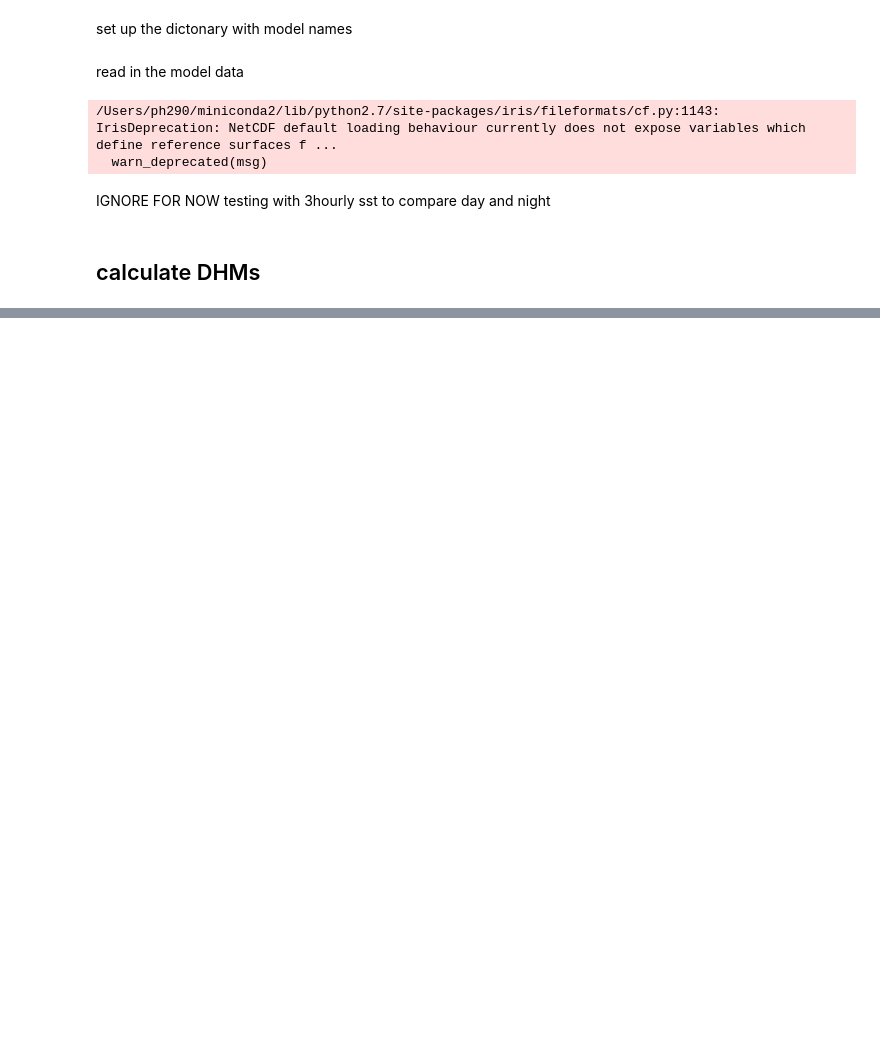
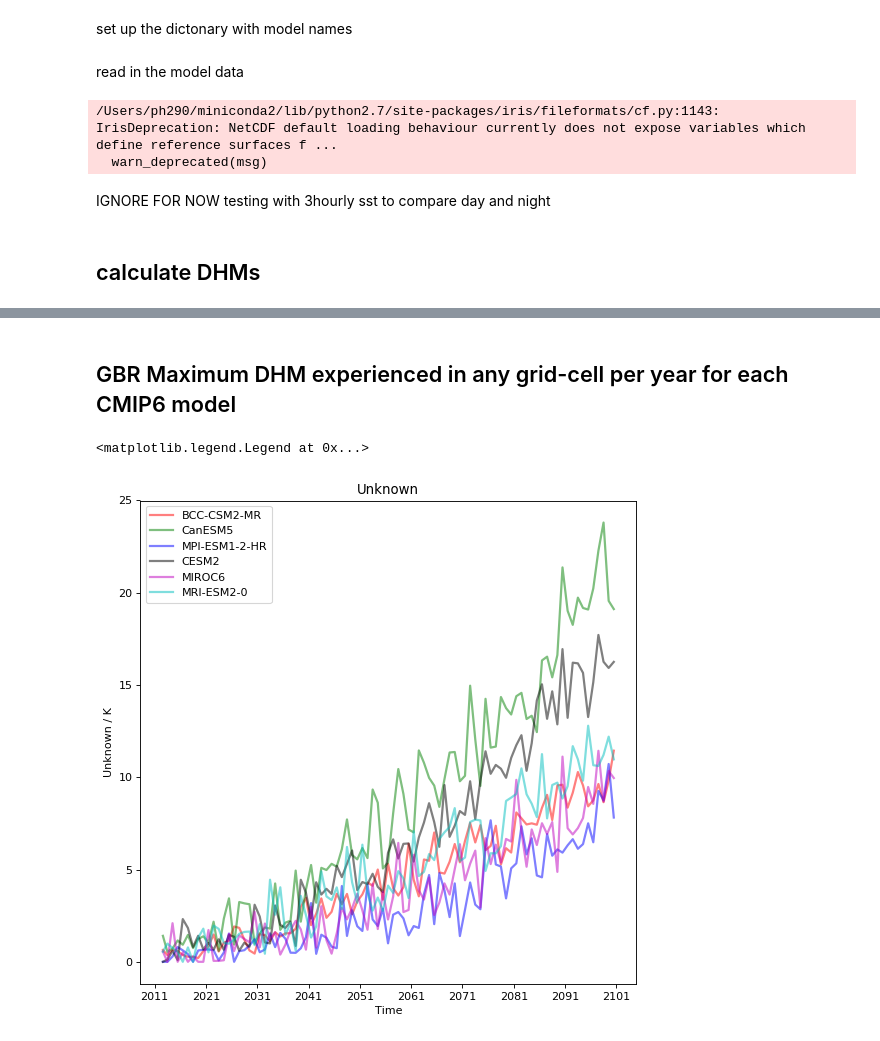
Before and after one commit to PaulHalloran/Jupiter_notebooks_halloran, a Jupyter notebook: dhw_cmip5.ipynb, the cells around one changed output, grey strips where cells are left out. Cells and saved outputs as stored; diff of their text form; code cells hidden in the pictures; blank space fills up the shorter version.

```diff
--- a/dhw_cmip5.ipynb
+++ b/dhw_cmip5.ipynb
@@ -208,15 +219,20 @@ plt.show()
+# %% [markdown]
+## GBR Maximum DHM experienced in any grid-cell per year for each CMIP6 model
 # %%
 plt.figure(num=None, figsize=(8, 8), dpi=80, facecolor='w', edgecolor='k')
 
 # for model in models:
 #     qplt.plot(cube_dict[model]['dhm_cube_Spillman_2013_avg'],lw = 2,alpha=0.5,color=model_dict[model]['color'])
 
 
 for model in models:
-    qplt.plot(cube_dict[model]['dhm_avg_avg'],lw=2,color=model_dict[model]['color'],label = model,alpha=0.5)
+    qplt.plot(cube_dict[model]['dhm_max'],lw=2,color=model_dict[model]['color'],label = model,alpha=0.5)
 
 
 # plt.ylim([0,0.5])
 plt.legend()
+# %% [output]
+<matplotlib.legend.Legend at 0x...>
+[figure, added]
 # %%
 
```
Also changed, not shown: parts of 7 cells of this notebook.
